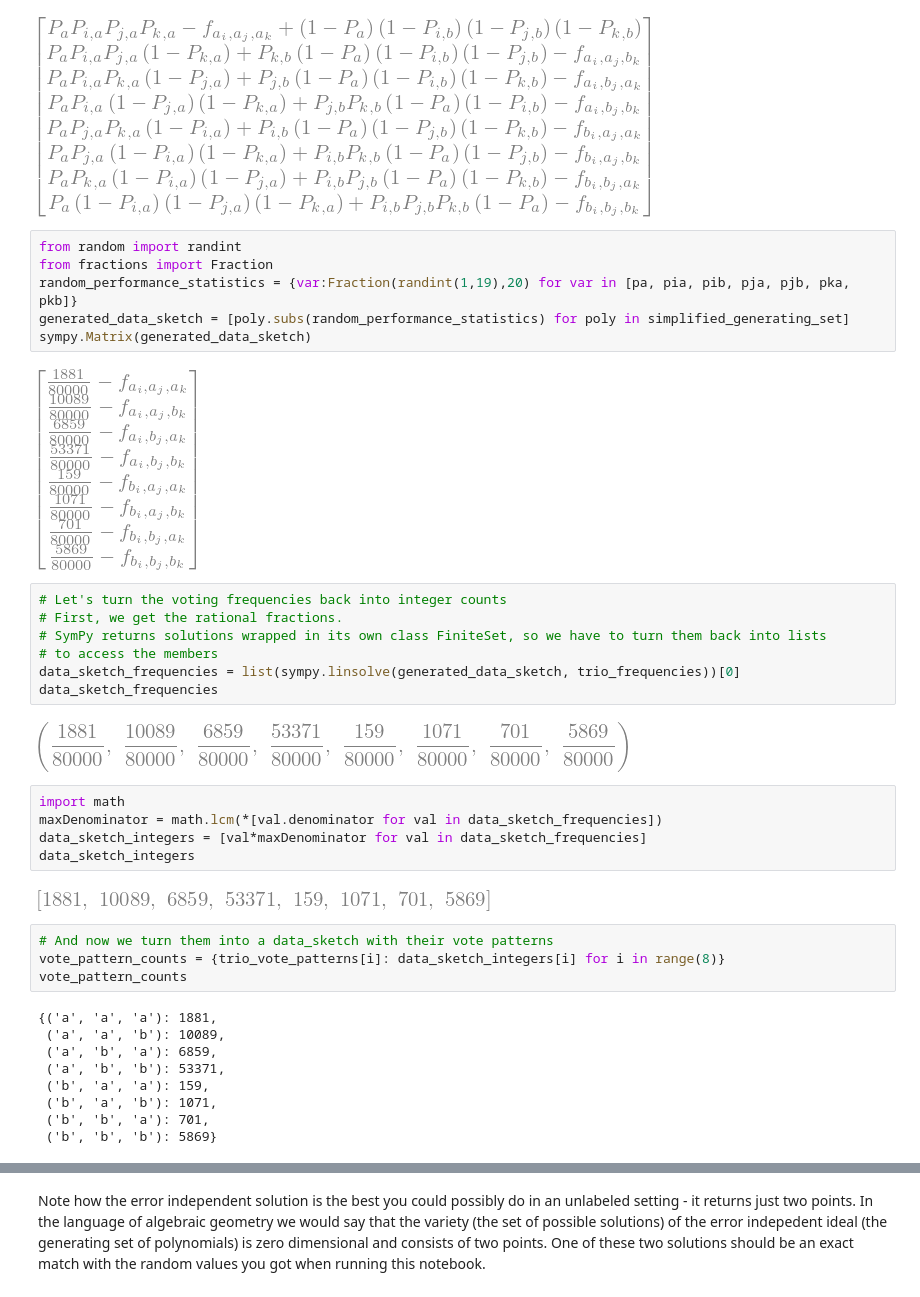
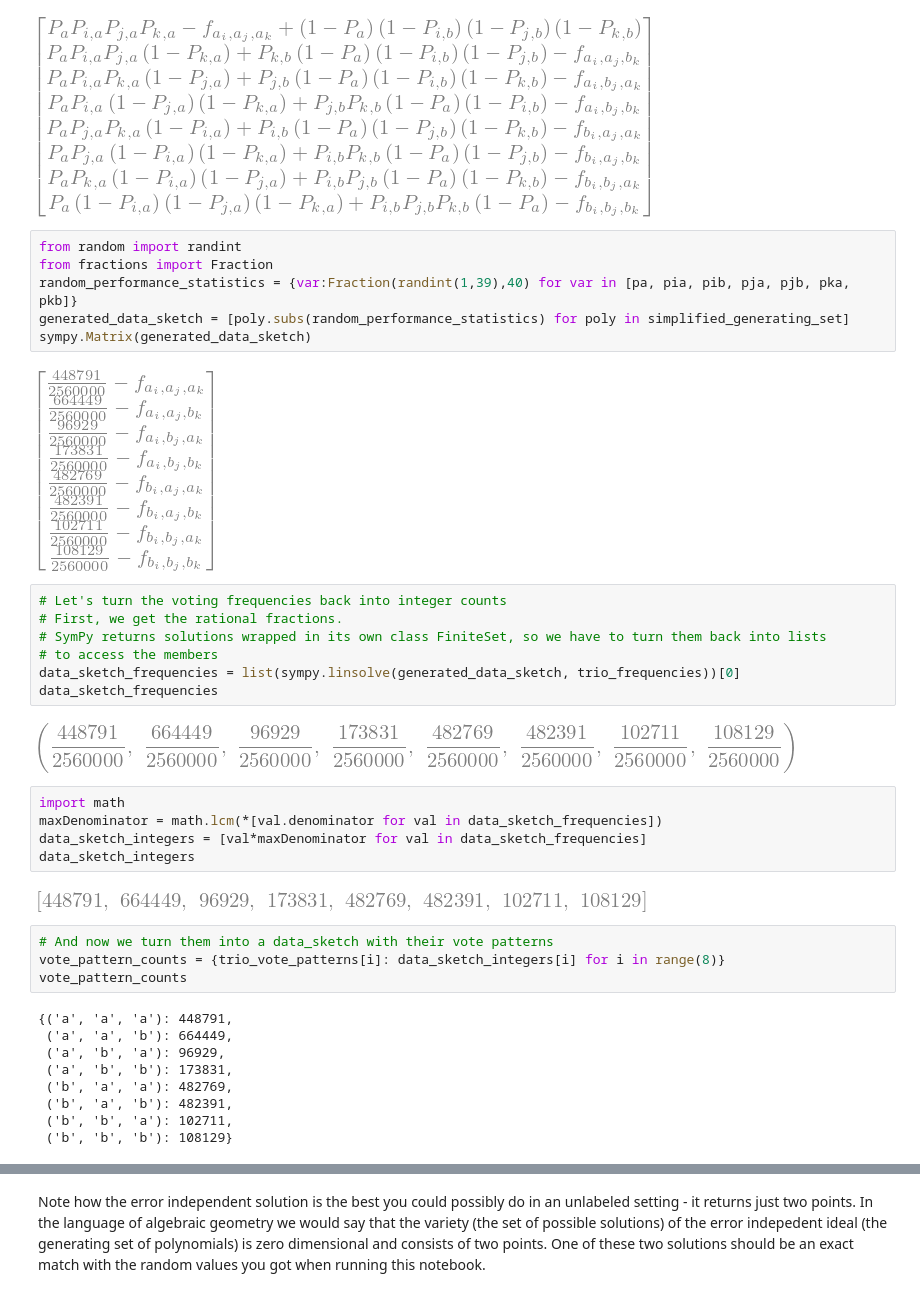
Before and after one commit to andrescorrada/IntroductionToAlgebraicEvaluation, a Jupyter notebook: python/docs/source/notebooks/ExactAlgebraicSolutionErrorIndependent.ipynb, the cells around one changed output, grey strips where cells are left out. Saved outputs shown, nothing was run; the diff lists cells and outputs as text.

```diff
--- a/python/docs/source/notebooks/ExactAlgebraicSolutionErrorIndependent.ipynb
+++ b/python/docs/source/notebooks/ExactAlgebraicSolutionErrorIndependent.ipynb
@@ -68,11 +68,11 @@ sympy.Matrix(simplified_generating_set)
 # %%
 from random import randint
 from fractions import Fraction
-random_performance_statistics = {var:Fraction(randint(1,19),20) for var in [pa, pia, pib, pja, pjb, pka, pkb]}
+random_performance_statistics = {var:Fraction(randint(1,39),40) for var in [pa, pia, pib, pja, pjb, pka, pkb]}
 generated_data_sketch = [poly.subs(random_performance_statistics) for poly in simplified_generating_set]
 sympy.Matrix(generated_data_sketch)
 # %% [output]
-[figure, old version]
+[figure, new version]
 # %%
 # Let's turn the voting frequencies back into integer counts
 # First, we get the rational fractions.
@@ -81,27 +81,27 @@ sympy.Matrix(generated_data_sketch)
 data_sketch_frequencies = list(sympy.linsolve(generated_data_sketch, trio_frequencies))[0]
 data_sketch_frequencies
 # %% [output]
-[figure, old version]
+[figure, new version]
 # %%
 import math
 maxDenominator = math.lcm(*[val.denominator for val in data_sketch_frequencies])
 data_sketch_integers = [val*maxDenominator for val in data_sketch_frequencies]
 data_sketch_integers
 # %% [output]
-[figure, old version]
+[figure, new version]
 # %%
 # And now we turn them into a data_sketch with their vote patterns
 vote_pattern_counts = {trio_vote_patterns[i]: data_sketch_integers[i] for i in range(8)}
 vote_pattern_counts
 # %% [output]
-{('a', 'a', 'a'): 1881,
- ('a', 'a', 'b'): 10089,
- ('a', 'b', 'a'): 6859,
- ('a', 'b', 'b'): 53371,
- ('b', 'a', 'a'): 159,
- ('b', 'a', 'b'): 1071,
- ('b', 'b', 'a'): 701,
- ('b', 'b', 'b'): 5869}
+{('a', 'a', 'a'): 448791,
+ ('a', 'a', 'b'): 664449,
+ ('a', 'b', 'a'): 96929,
+ ('a', 'b', 'b'): 173831,
+ ('b', 'a', 'a'): 482769,
+ ('b', 'a', 'b'): 482391,
+ ('b', 'b', 'a'): 102711,
+ ('b', 'b', 'b'): 108129}
 # %%
 from ntqr.r2.evaluators import ErrorIndependentEvaluation
 from ntqr.r2.datasketches import TrioVoteCounts
```
Also changed, not shown: parts of 13 cells of this notebook, 2 other files.
